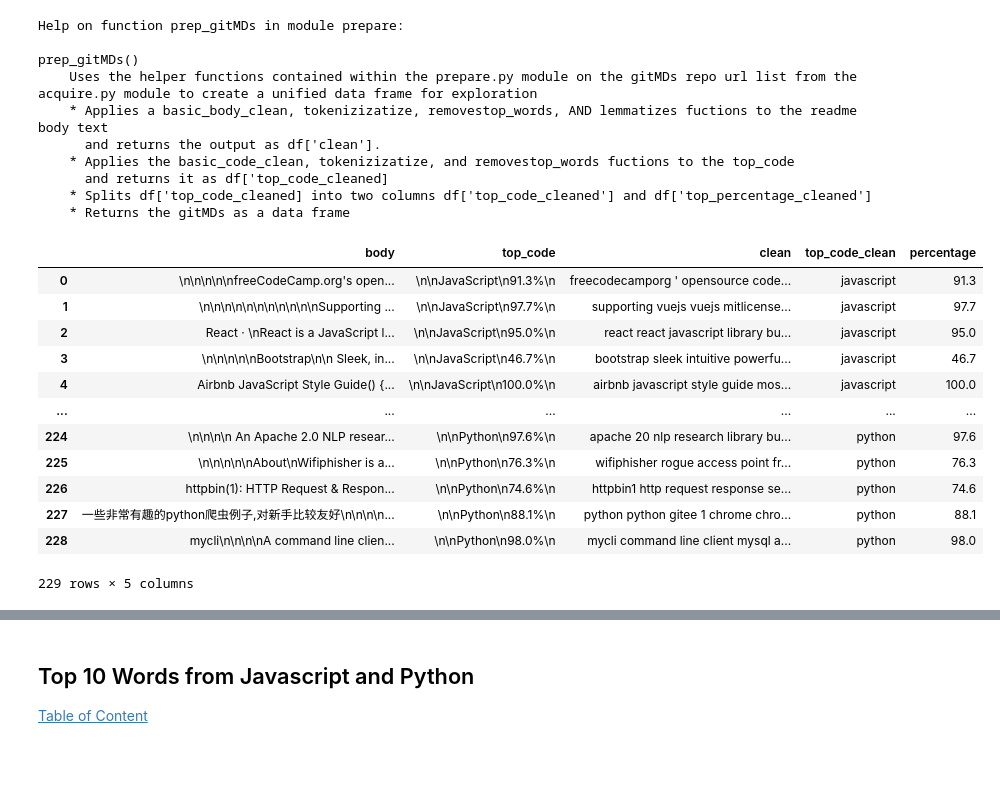
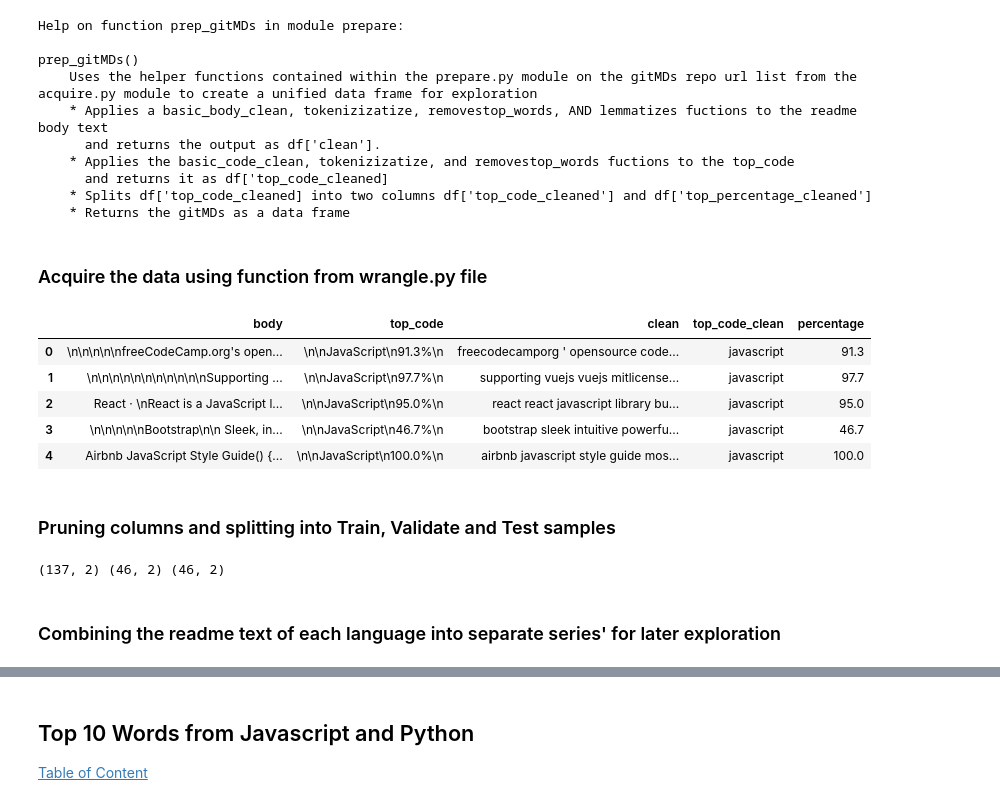
Before and after one commit to NLP-MVPs/nlp-project, a Jupyter notebook: MVP.ipynb, the cells around one changed output, grey strips where cells are left out. Saved outputs shown, nothing was run; the diff lists cells and outputs as text; code cells hidden in the pictures; blank space fills up the shorter version.

```diff
--- a/MVP.ipynb
+++ b/MVP.ipynb
@@ -40,21 +52,19 @@ prep_gitMDs()
       and returns it as df['top_code_cleaned]
     * Splits df['top_code_cleaned] into two columns df['top_code_cleaned'] and df['top_percentage_cleaned']
     * Returns the gitMDs as a data frame
+# %% [markdown]
+### Acquire the data using function from wrangle.py file
 # %%
 # Use the prep_gitMDs fuction to run the acquire and prepare scripts
 df = prep_gitMDs()
-df
+
+df.head()
 # %% [output]
 |  | body | top_code | clean | top_code_clean | percentage |
 | 0 | \n\n\n\n\nfreeCodeCamp.org's open... | \n\nJavaScript\n91.3%\n | freecodecamporg ' opensource code... | javascript | 91.3 |
 | 1 | \n\n\n\n\n\n\n\n\n\n\nSupporting ... | \n\nJavaScript\n97.7%\n | supporting vuejs vuejs mitlicense... | javascript | 97.7 |
 | 2 | React · \nReact is a JavaScript l... | \n\nJavaScript\n95.0%\n | react react javascript library bu... | javascript | 95.0 |
 | 3 | \n\n\n\n\nBootstrap\n\n Sleek, in... | \n\nJavaScript\n46.7%\n | bootstrap sleek intuitive powerfu... | javascript | 46.7 |
 | 4 | Airbnb JavaScript Style Guide() {... | \n\nJavaScript\n100.0%\n | airbnb javascript style guide mos... | javascript | 100.0 |
-| ... | ... | ... | ... | ... | ... |
-| 224 | \n\n\n\n An Apache 2.0 NLP resear... | \n\nPython\n97.6%\n | apache 20 nlp research library bu... | python | 97.6 |
-| 225 | \n\n\n\n\nAbout\nWifiphisher is a... | \n\nPython\n76.3%\n | wifiphisher rogue access point fr... | python | 76.3 |
-| 226 | httpbin(1): HTTP Request & Respon... | \n\nPython\n74.6%\n | httpbin1 http request response se... | python | 74.6 |
-| 227 | 一些非常有趣的python爬虫例子,对新手比较友好\n\n\n\n... | \n\nPython\n88.1%\n | python python gitee 1 chrome chro... | python | 88.1 |
-| 228 | mycli\n\n\n\nA command line clien... | \n\nPython\n98.0%\n | mycli command line client mysql a... | python | 98.0 |
-229 rows × 5 columns
+# %% [markdown]
+### Pruning columns and splitting into Train, Validate and Test samples
@@ -61 +83,7 @@ df
+# %%
+print(train.shape, validate.shape, test.shape)
+# %% [output]
+(137, 2) (46, 2) (46, 2)
+# %% [markdown]
+### Combining the readme text of each language into separate series' for later exploration
 # %%
```
Also changed, not shown: parts of 25 cells of this notebook.
